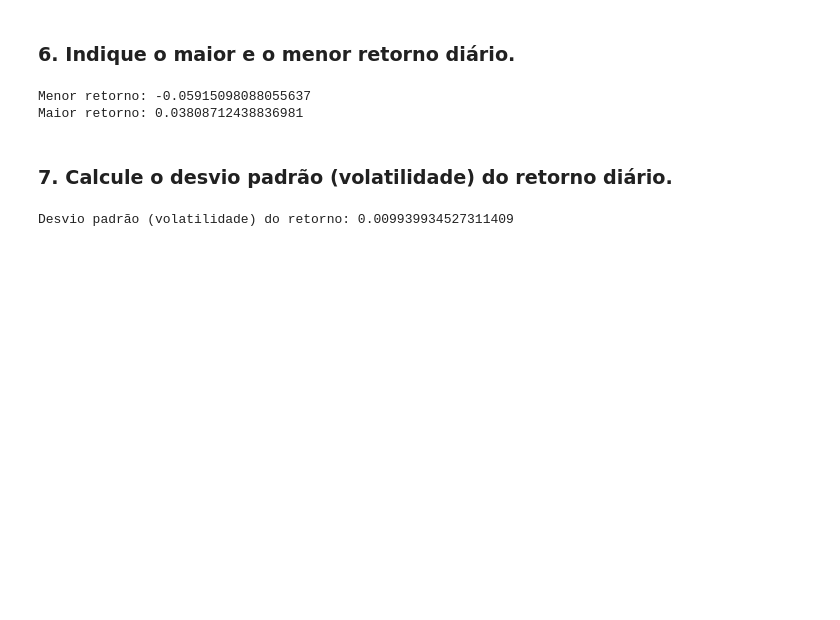
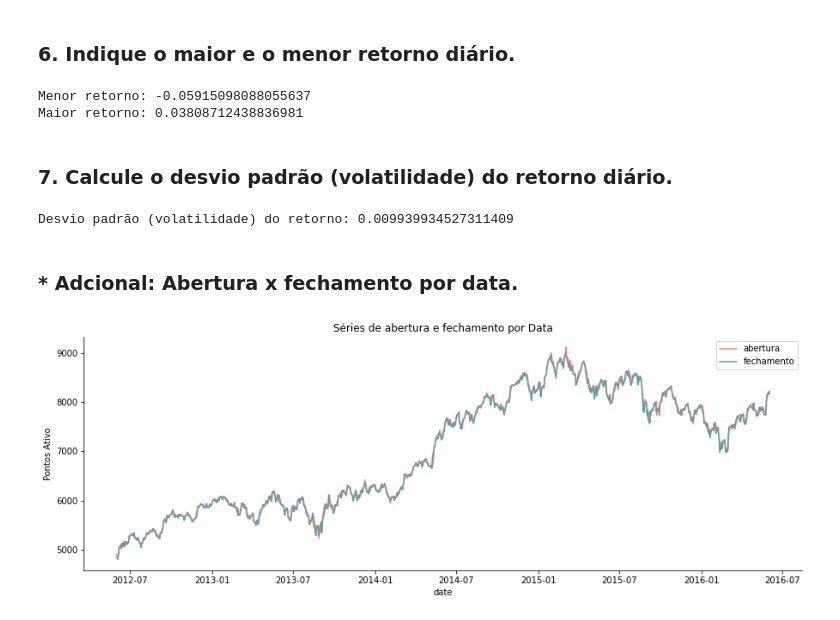
Before and after one commit to Jhonatanslopes/Case-Safira, a Jupyter notebook: Notebook/notebook.ipynb, the cells around one changed output. Saved outputs shown, nothing was run; the diff lists cells and outputs as text; code cells hidden in the pictures; blank space fills up the shorter version.

```diff
--- a/Notebook/notebook.ipynb
+++ b/Notebook/notebook.ipynb
@@ -468,3 +488,16 @@ std = return_days['retorno'].std()
 print('Desvio padrão (volatilidade) do retorno:', std)
 # %% [output]
 Desvio padrão (volatilidade) do retorno: 0.009939934527311409
+# %% [markdown]
+### * Adcional: Abertura x fechamento por data.
+# %%
+# plotando grafico
+plt.figure(figsize=(15, 5))
+sns.lineplot(y='abertura', x='date', data=data, label='abertura', color=palette[3])
+sns.lineplot(y='fechamento', x='date', data=data, label='fechamento', color=palette[0])
+plt.ylabel('Pontos Ativo')
+plt.legend()
+plt.title('Séries de abertura e fechamento por Data')
+sns.despine(right=True);
+# %% [output]
+[figure, added]
```
Also changed, not shown: parts of 14 cells of this notebook.
